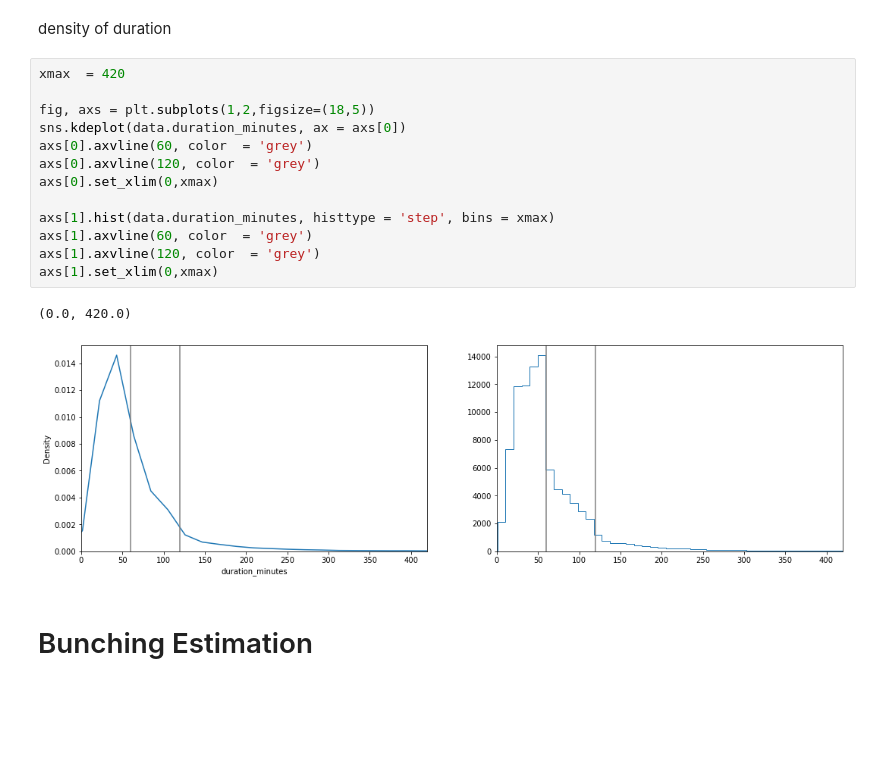
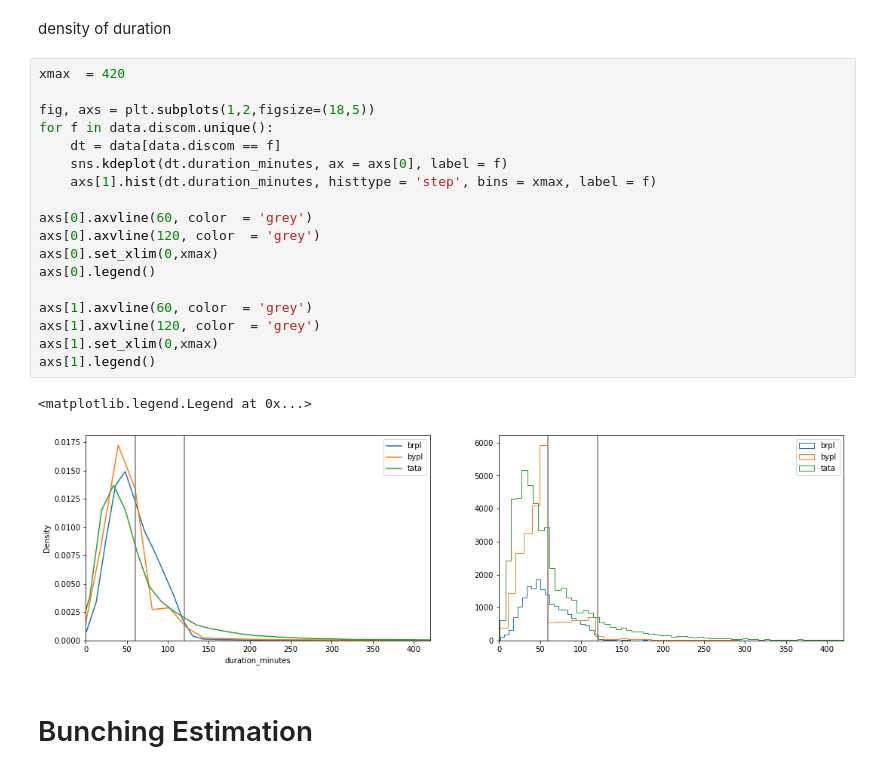
Before and after one commit to paulaleoni/delhi_outages, a Jupyter notebook: src/outage_bunching.ipynb, the cells around one changed output. Saved outputs shown, nothing was run; the diff lists cells and outputs as text; blank space fills up the shorter version.

```diff
--- a/src/outage_bunching.ipynb
+++ b/src/outage_bunching.ipynb
@@ -57,19 +57,24 @@ density of duration
 # %%
 xmax  = 420
 
 fig, axs = plt.subplots(1,2,figsize=(18,5))
-sns.kdeplot(data.duration_minutes, ax = axs[0])
+for f in data.discom.unique():
+    dt = data[data.discom == f]
+    sns.kdeplot(dt.duration_minutes, ax = axs[0], label = f)
+    axs[1].hist(dt.duration_minutes, histtype = 'step', bins = xmax, label = f)
+
 axs[0].axvline(60, color  = 'grey')
 axs[0].axvline(120, color  = 'grey')
 axs[0].set_xlim(0,xmax)
+axs[0].legend()
 
-axs[1].hist(data.duration_minutes, histtype = 'step', bins = xmax)
 axs[1].axvline(60, color  = 'grey')
 axs[1].axvline(120, color  = 'grey')
 axs[1].set_xlim(0,xmax)
+axs[1].legend()
 # %% [output]
-(0.0, 420.0)
+<matplotlib.legend.Legend at 0x...>
-[figure, old version]
+[figure, new version]
 # %% [markdown]
 # Bunching Estimation
 # %%
```
Also changed, not shown: parts of 7 cells of this notebook, 4 other files.
